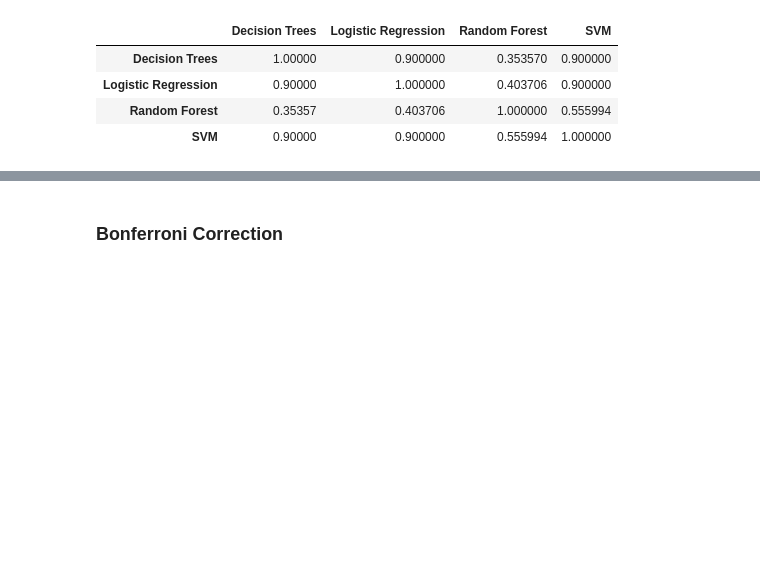
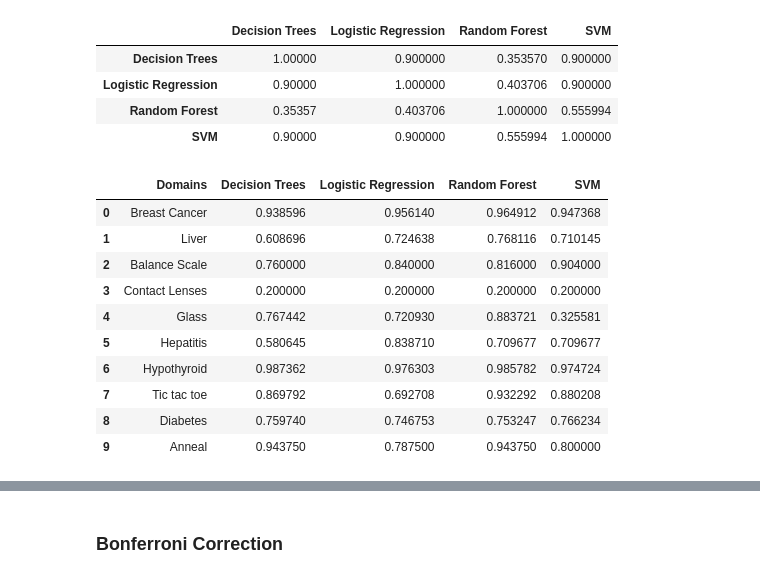
Before and after one commit to zoisboukouvalas/MachineLearningEvaluation_TowardsReliableResponsibleAI, a Jupyter notebook: Part_II/Chapter-6-Statistical-Significance/StatisticalSignificance_SO.ipynb, the cells around one changed output, grey strips where cells are left out. Drawn from its saved outputs; the diff is of its cells as text; code cells hidden in the pictures; blank space fills up the shorter version.

```diff
--- a/Part_II/Chapter-6-Statistical-Significance/StatisticalSignificance_SO.ipynb
+++ b/Part_II/Chapter-6-Statistical-Significance/StatisticalSignificance_SO.ipynb
@@ -973,0 +989,16 @@ test_result
+# %%
+results = pd.read_csv('data.csv')
+# %%
+results
+# %% [output]
+|  | Domains | Decision Trees | Logistic Regression | Random Forest | SVM |
+| 0 | Breast Cancer | 0.938596 | 0.956140 | 0.964912 | 0.947368 |
+| 1 | Liver | 0.608696 | 0.724638 | 0.768116 | 0.710145 |
+| 2 | Balance Scale | 0.760000 | 0.840000 | 0.816000 | 0.904000 |
+| 3 | Contact Lenses | 0.200000 | 0.200000 | 0.200000 | 0.200000 |
+| 4 | Glass | 0.767442 | 0.720930 | 0.883721 | 0.325581 |
+| 5 | Hepatitis | 0.580645 | 0.838710 | 0.709677 | 0.709677 |
+| 6 | Hypothyroid | 0.987362 | 0.976303 | 0.985782 | 0.974724 |
+| 7 | Tic tac toe | 0.869792 | 0.692708 | 0.932292 | 0.880208 |
+| 8 | Diabetes | 0.759740 | 0.746753 | 0.753247 | 0.766234 |
+| 9 | Anneal | 0.943750 | 0.787500 | 0.943750 | 0.800000 |
```
Also changed, not shown: parts of 7 cells of this notebook.
